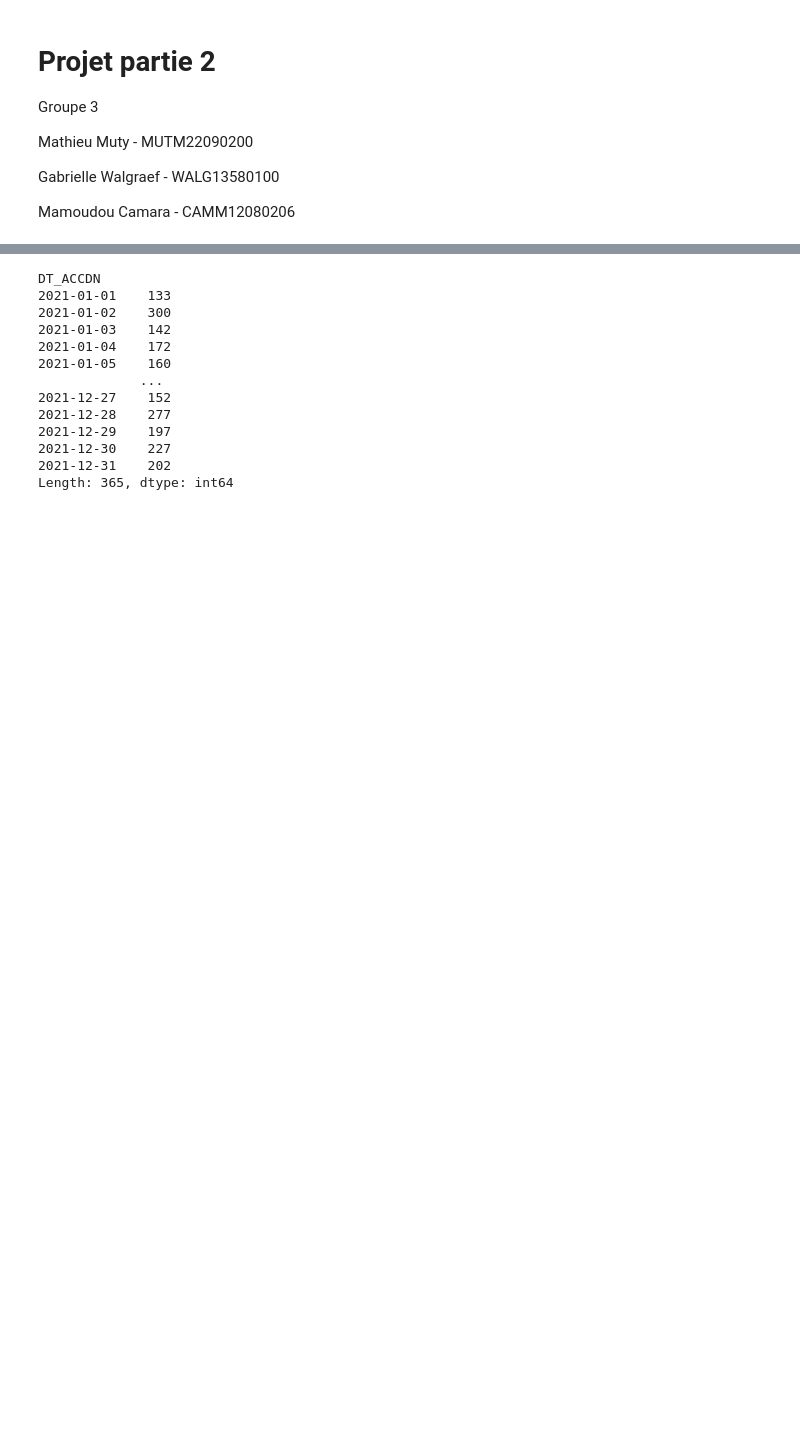
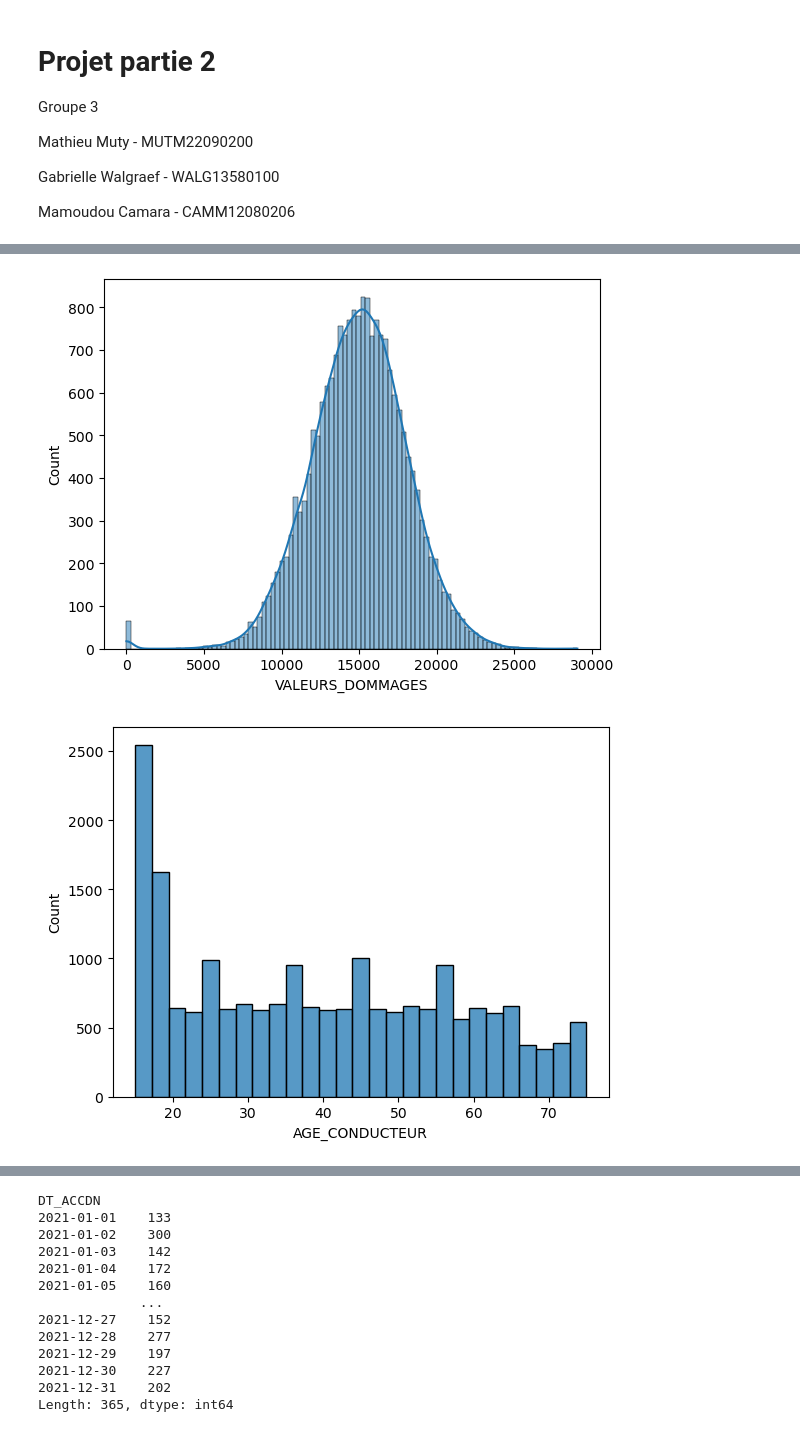
Before and after one commit to matt-tek/data-science-1, a Jupyter notebook: Equipe3-Projet-P2.ipynb, the cells around one changed output, grey strips where cells are left out. Drawn from its saved outputs; the diff is of its cells as text; code cells hidden in the pictures; blank space fills up the shorter version.

```diff
--- a/Equipe3-Projet-P2.ipynb
+++ b/Equipe3-Projet-P2.ipynb
@@ -51,0 +94,14 @@ hello world :)
+# %%
+# Récupération de tous les accidents avec la gravité léger dans le dataframe
+accdn_leger = rapport[rapport['gravite'] == 'Léger']
+
+# distribution de la valeurs des dommages
+sns.histplot(accdn_leger['VALEURS_DOMMAGES'], kde=True)
+plt.show()
+
+# distribution des ages des conducteurs
+sns.histplot(accdn_leger['AGE_CONDUCTEUR'])
+plt.show()
+# %% [output]
+[figure, added]
+[figure, added]
```
Also changed, not shown: parts of 30 cells of this notebook, 18 other files.
